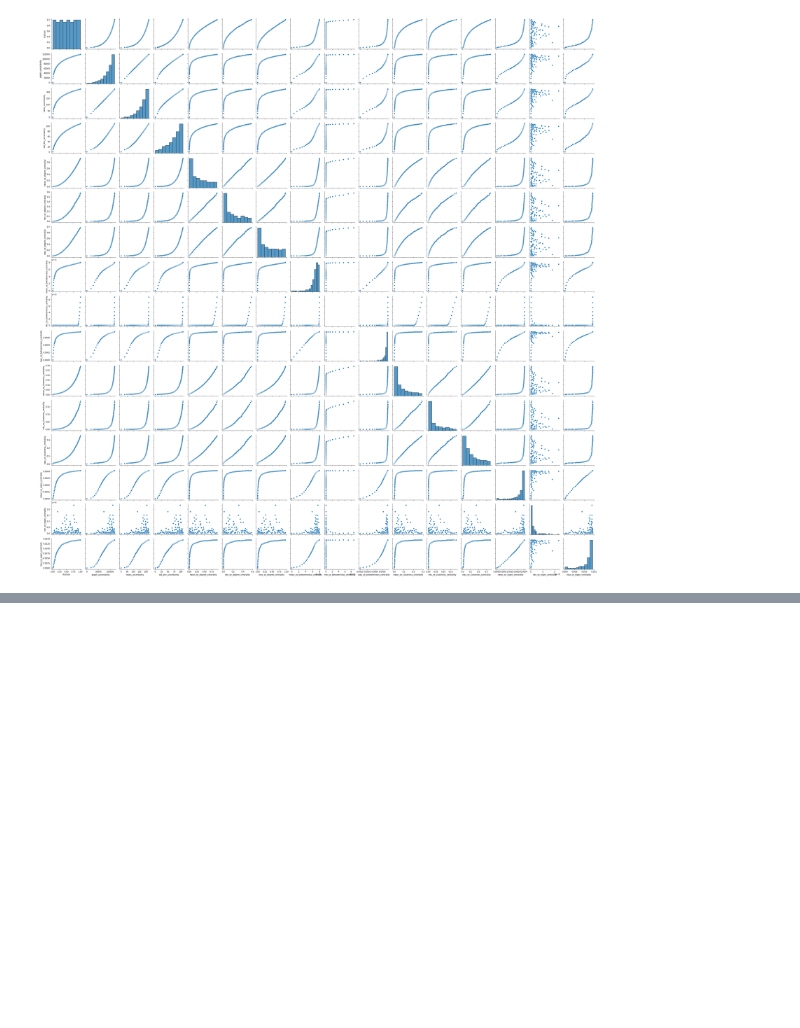
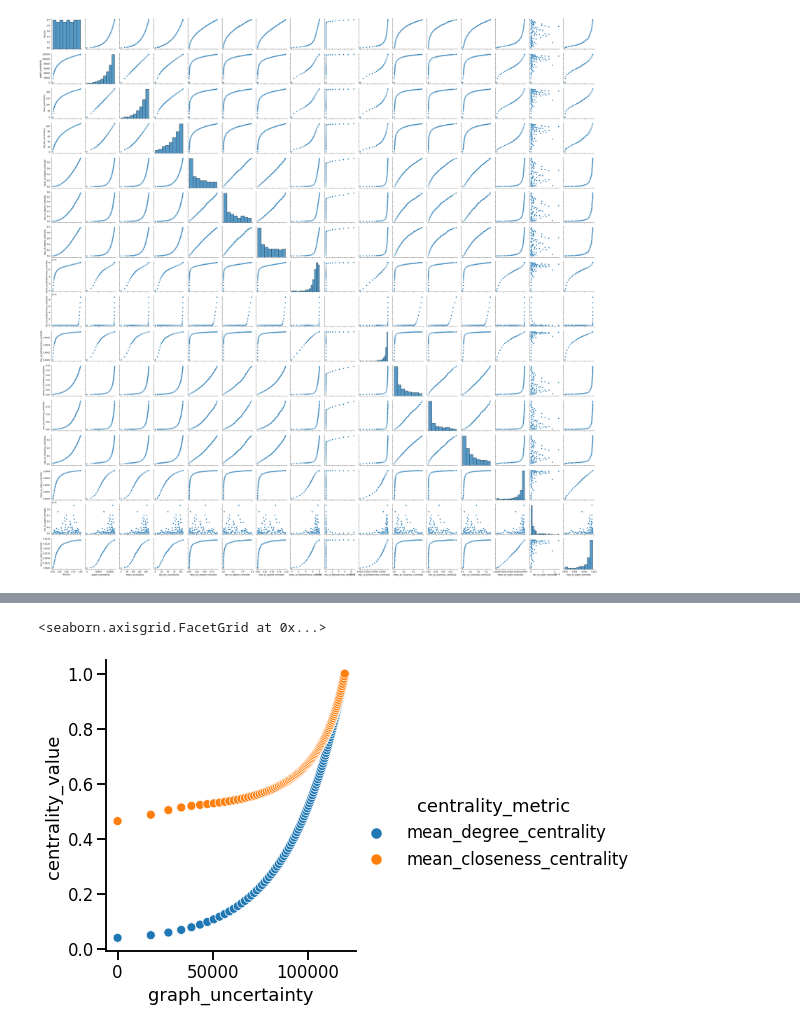
Before and after one commit to lechugaa/noisy-graphs, a Jupyter notebook: noisy_graph_geda.ipynb, the cells around one changed output, grey strips where cells are left out. Cells and saved outputs as stored; diff of their text form; code cells hidden in the pictures; blank space fills up the shorter version.

```diff
--- a/noisy_graph_geda.ipynb
+++ b/noisy_graph_geda.ipynb
@@ -81,0 +133,5 @@ sns.pairplot(ba_df)
+# %%
+sns.relplot(x='graph_uncertainty', y='centrality_value', hue='centrality_metric', data=centrality_df)
+# %% [output]
+<seaborn.axisgrid.FacetGrid at 0x...>
+[figure, added]
```
Also changed, not shown: parts of 11 cells of this notebook, 3 other files.
